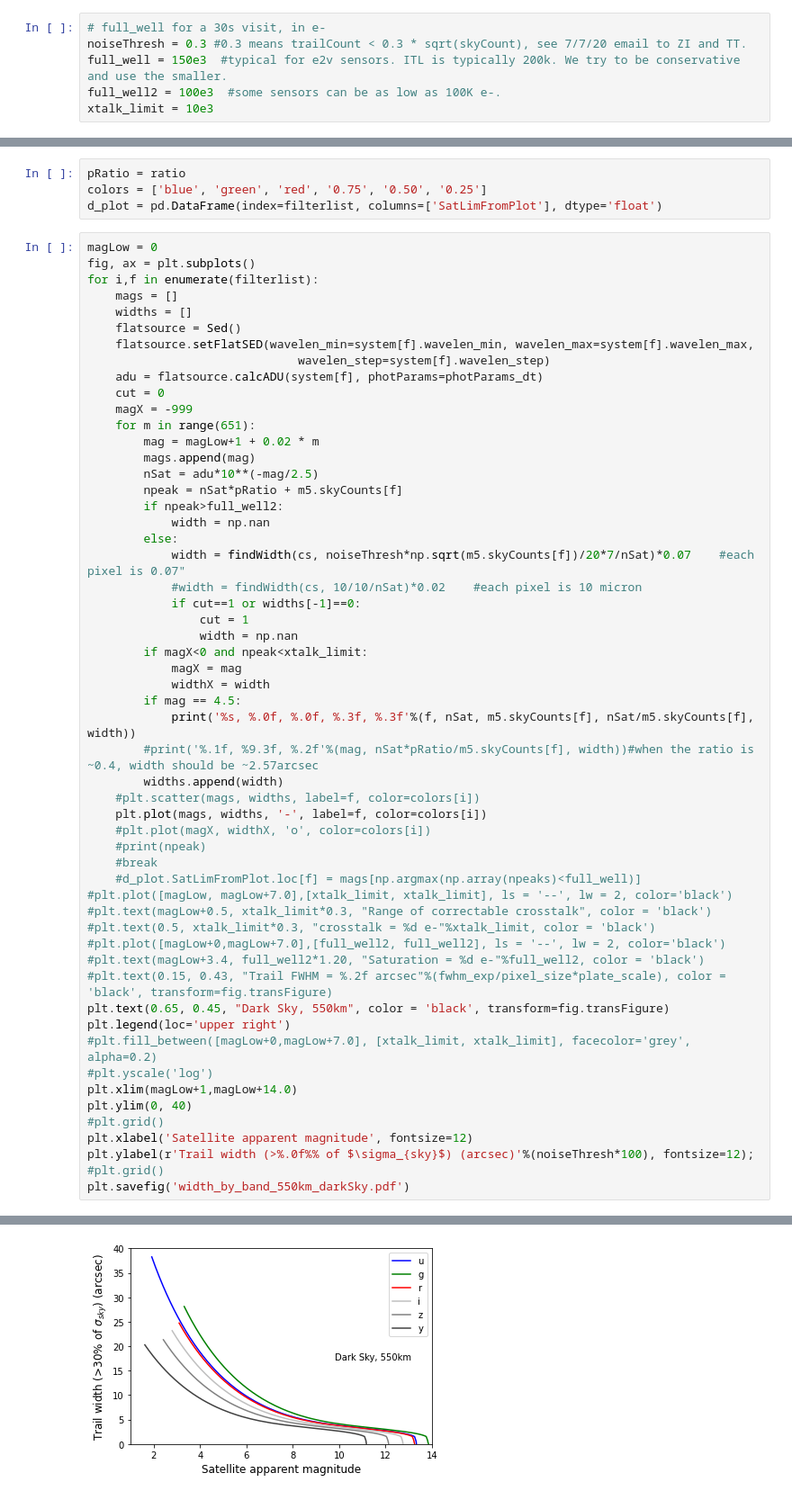
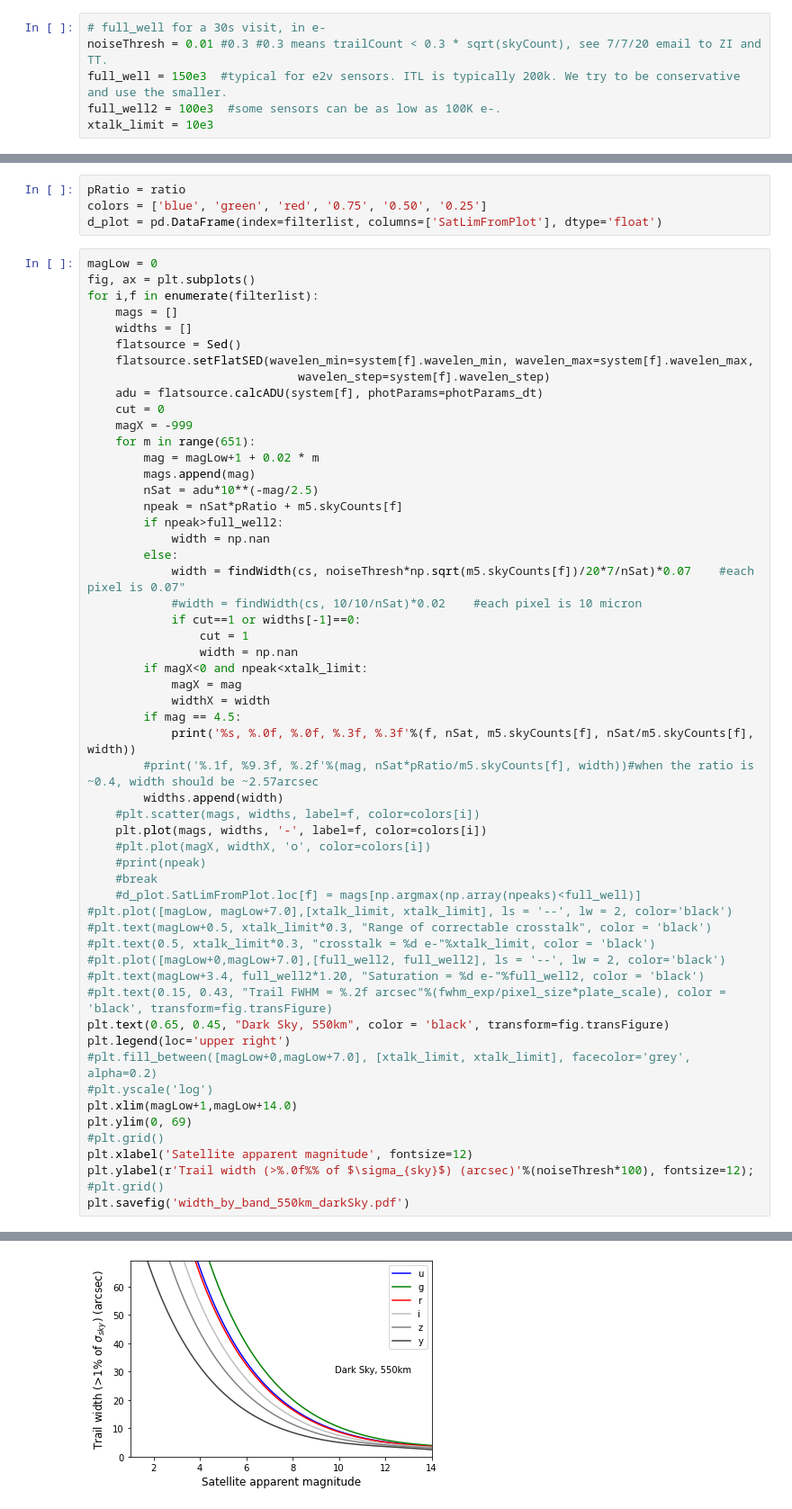
Before and after one commit to bxin/saturation_limit, a Jupyter notebook: width_vs_mag.ipynb, the cells around one changed output, grey strips where cells are left out. Shown at 90% size. Saved outputs shown, nothing was run; the diff lists cells and outputs as text.

```diff
--- a/width_vs_mag.ipynb
+++ b/width_vs_mag.ipynb
@@ -24,7 +24,7 @@ angularV = 0.5*60 # in deg/min, 0.5 deg/sec, for 40 degree zenith angle, and sat
 #### We use Eq (6) in LSE-40. With the baseline system as defined by syseng_throughput (including hardware & atmosphere), We can easily map a source magnitude to a source count.
 # %%
 # full_well for a 30s visit, in e-
-noiseThresh = 0.3 #0.3 means trailCount < 0.3 * sqrt(skyCount), see 7/7/20 email to ZI and TT.
+noiseThresh = 0.01 #0.3 #0.3 means trailCount < 0.3 * sqrt(skyCount), see 7/7/20 email to ZI and TT.
 full_well = 150e3  #typical for e2v sensors. ITL is typically 200k. We try to be conservative and use the smaller.
 full_well2 = 100e3  #some sensors can be as low as 100K e-.
 xtalk_limit = 10e3
@@ -270,7 +265,7 @@ plt.legend(loc='upper right')
 #plt.fill_between([magLow+0,magLow+7.0], [xtalk_limit, xtalk_limit], facecolor='grey', alpha=0.2)
 #plt.yscale('log')
 plt.xlim(magLow+1,magLow+14.0)
-plt.ylim(0, 40)
+plt.ylim(0, 69)
 #plt.grid()
 plt.xlabel('Satellite apparent magnitude', fontsize=12)
 plt.ylabel(r'Trail width (>%.0f%% of $\sigma_{sky}$) (arcsec)'%(noiseThresh*100), fontsize=12);
@@ -286 +281 @@ y, 83322, 2371, 35.142, 8.029
-[figure, old version]
+[figure, new version]
```
Also changed, not shown: parts of 7 cells of this notebook, 7 other files.
